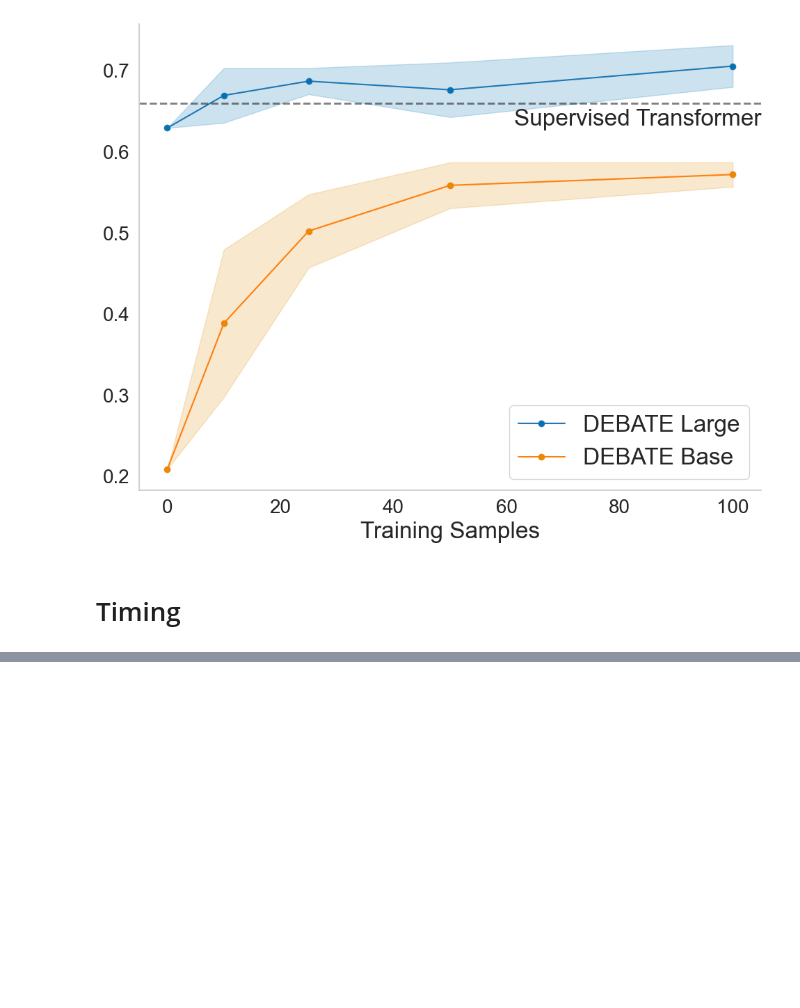
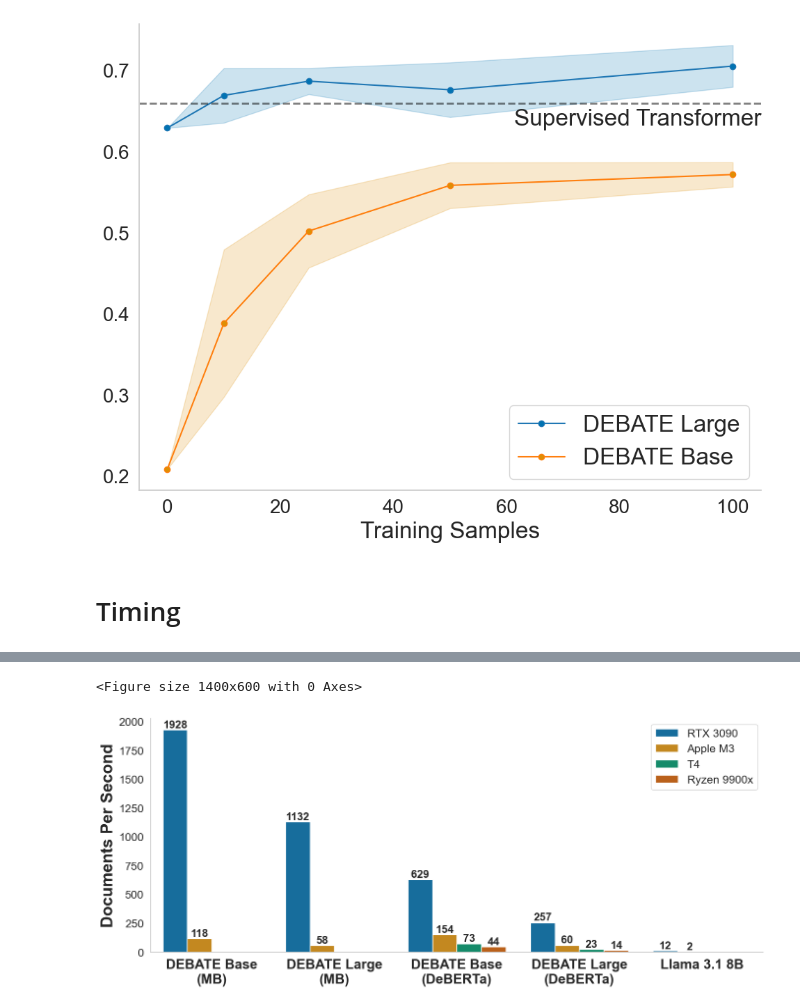
Before and after one commit to MLBurnham/pol_DEBATE, a Jupyter notebook: analysis/plots.ipynb, the cells around one changed output, grey strips where cells are left out. Cells and saved outputs as stored; diff of their text form; code cells hidden in the pictures; blank space fills up the shorter version.

```diff
--- a/analysis/plots.ipynb
+++ b/analysis/plots.ipynb
@@ -492,3 +511,77 @@ plt.show()
+# %%
+sns.set_palette("colorblind")
+
+hardwareorder = ["RTX 3090", "Apple M3", "T4", "Ryzen 9900x"]
+
+models = ['DEBATE Base (MB)', 'DEBATE Large (MB)', 'DEBATE Base', 'DEBATE Large', 'Llama 3.1 8B']
+data = df[df['Model'].isin(models)]
+data['Hardware'] = pd.Categorical(data['Hardware'], categories=hardwareorder, ordered=True)
+data['Model'] = pd.Categorical(data['Model'], categories=models, ordered=True)
+# Create a grouped bar plot
+plt.figure(figsize=(14, 6))
+
+# Plot the bars
+plt.figure(figsize=(14, 6))
+
+# Plot the bars
+barplot = sns.barplot(x='Model', y='DPS', hue='Hardware', data=data)
+
+# Add error bars
+num_models = len(data['Model'].unique())  # Number of unique models
+num_hardware = len(data['Hardware'].unique())  # Number of unique hardware types
+bar_width = 0.8 / num_hardware  # Dynamically adjust bar width
+
+# for i, hardware in enumerate(data['Hardware'].unique()):
+#     subset = data[data['Hardware'] == hardware]
+#     # Calculate x positions for error bars
+#     x_positions = np.arange(num_models) + i * bar_width - (bar_width * (num_hardware - 1) / 2)
+#     plt.errorbar(
+#         x=x_positions,
+#         y=subset['DPS'],
+#         yerr=subset['DPS_SE'],
+#         fmt='none',
+#         color='black',
+#         capsize=10
+#     )
+
+for bar in barplot.patches:
+    bar_height = bar.get_height()  # Get the height of the bar (DPS value)
+    bar_x = bar.get_x() + bar.get_width() / 2  # Get the x-coordinate for the text
+    if not pd.isna(bar_height) and bar_height > 0:  # Ensure the height is not NaN
+        barplot.annotate(
+            f'{bar_height:.0f}',  # Format the number as an integer
+            (bar_x, bar_height),  # Position the text at the top of the bar
+            ha='center',  # Center the text horizontally
+            va='bottom',  # Place the text above the bar
+            fontsize=16,  # Set font size
+            fontweight='bold'  # Make the text bold
+        )
+
+# Remove the X-axis label
+plt.xlabel('')
+
+# Make X-axis tick labels bold
+custom_labels = ['DEBATE Base\n(MB)', 'DEBATE Large\n(MB)', 'DEBATE Base\n(DeBERTa)', 'DEBATE Large\n(DeBERTa)', 'Llama 3.1 8B']
+plt.xticks(ticks=range(len(custom_labels)), labels=custom_labels, fontweight='bold', fontsize=20)
+
+#plt.xticks(fontweight='bold', fontsize = 20)
+
+# Make Y-axis label bold
+plt.ylabel('Documents Per Second', fontweight='bold', fontsize = 24)
+#plt.ylim(0,2200)
+# Remove the legend title
+plt.legend(title='')
+
+sns.despine()  # Remove top and right spines
+plt.grid(False)
+
+# Show the plot
+plt.tight_layout()
+plt.savefig('../plots/timing_barplot_mb.png', dpi=300)
+plt.show()
+# %% [output]
+<Figure size 1400x600 with 0 Axes>
+[figure, added]
 # %%
 hardware = list(df['Hardware'].unique())
 metric = 'DPS'
```
Also changed, not shown: parts of 9 cells of this notebook, 5 other files.
